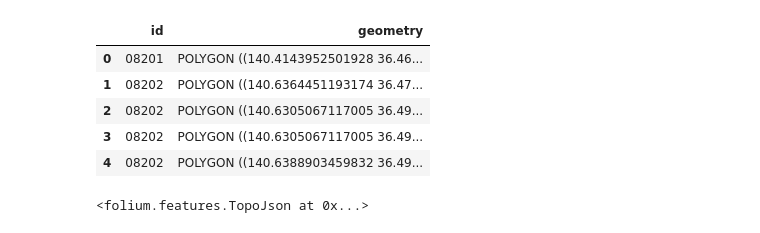
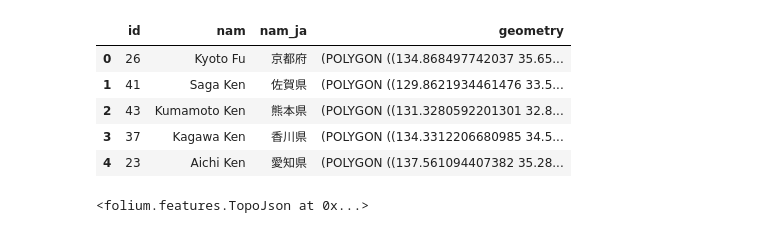
Before and after one commit to zumi0/map_visualization, a Jupyter notebook: topojson.ipynb, the cells around one changed output. Saved outputs shown, nothing was run; the diff lists cells and outputs as text; code cells hidden in the pictures.

Commit message:
add topojson sample

```diff
--- a/topojson.ipynb
+++ b/topojson.ipynb
@@ -9,13 +10,13 @@ map = folium.Map(
 # %%
-topojson_ibaraki = './topojson/prefectures/08.topojson'
-df = gpd.read_file(topojson_ibaraki)
+topojson_japan = './data/japan.topojson'
+df = gpd.read_file(topojson_japan)
 df.head()
 # %% [output]
-|  | id | geometry |
-| 0 | 08201 | POLYGON ((140.4143952501928 36.46... |
-| 1 | 08202 | POLYGON ((140.6364451193174 36.47... |
-| 2 | 08202 | POLYGON ((140.6305067117005 36.49... |
-| 3 | 08202 | POLYGON ((140.6305067117005 36.49... |
-| 4 | 08202 | POLYGON ((140.6388903459832 36.49... |
+|  | id | nam | nam_ja | geometry |
+| 0 | 26 | Kyoto Fu | 京都府 | (POLYGON ((134.868497742037 35.65... |
+| 1 | 41 | Saga Ken | 佐賀県 | (POLYGON ((129.8621934461476 33.5... |
+| 2 | 43 | Kumamoto Ken | 熊本県 | (POLYGON ((131.3280592201301 32.8... |
+| 3 | 37 | Kagawa Ken | 香川県 | (POLYGON ((134.3312206680985 34.5... |
+| 4 | 23 | Aichi Ken | 愛知県 | (POLYGON ((137.561094407382 35.28... |
 # %%
 folium.TopoJson(
```
Also changed, not shown: parts of 3 cells of this notebook, 1 other file.
